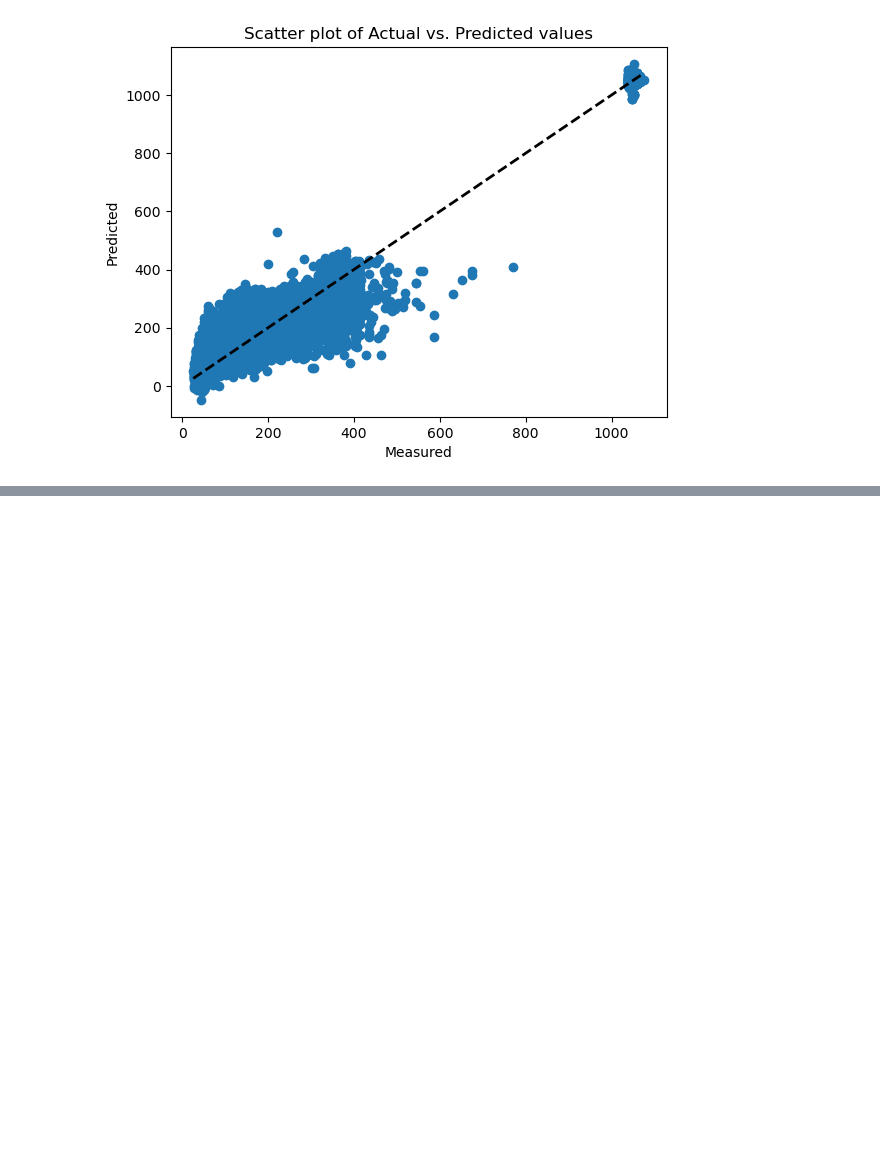
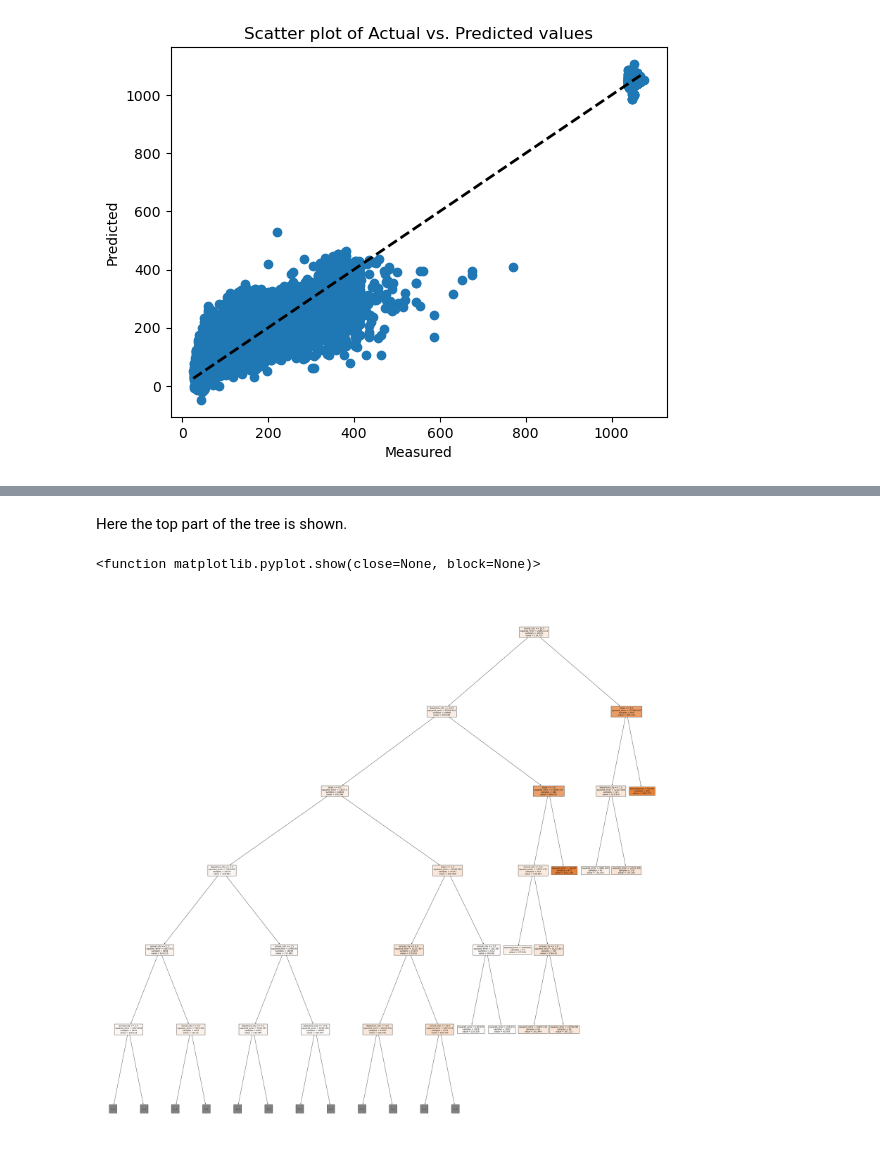
Before and after one commit to joss-thu/MLProj-GermanAirFares, a Jupyter notebook: German_Air_fares/ML_Project_AirFares.ipynb, the cells around one changed output, grey strips where cells are left out. Cells and saved outputs as stored; diff of their text form; code cells hidden in the pictures; blank space fills up the shorter version.

```diff
--- a/German_Air_fares/ML_Project_AirFares.ipynb
+++ b/German_Air_fares/ML_Project_AirFares.ipynb
@@ -617,0 +758,12 @@ plt.show()
+# %% [markdown]
+Here the top part of the tree is shown.
+# %%
+fig = plt.figure(figsize=(50,50))
+text = tree.plot_tree(tree_best,
+                    feature_names=X.columns.to_list(),
+                    filled=True,
+                    max_depth=5)
+plt.show
+# %% [output]
+<function matplotlib.pyplot.show(close=None, block=None)>
+[figure, added]
```
Also changed, not shown: parts of 14 cells of this notebook.
